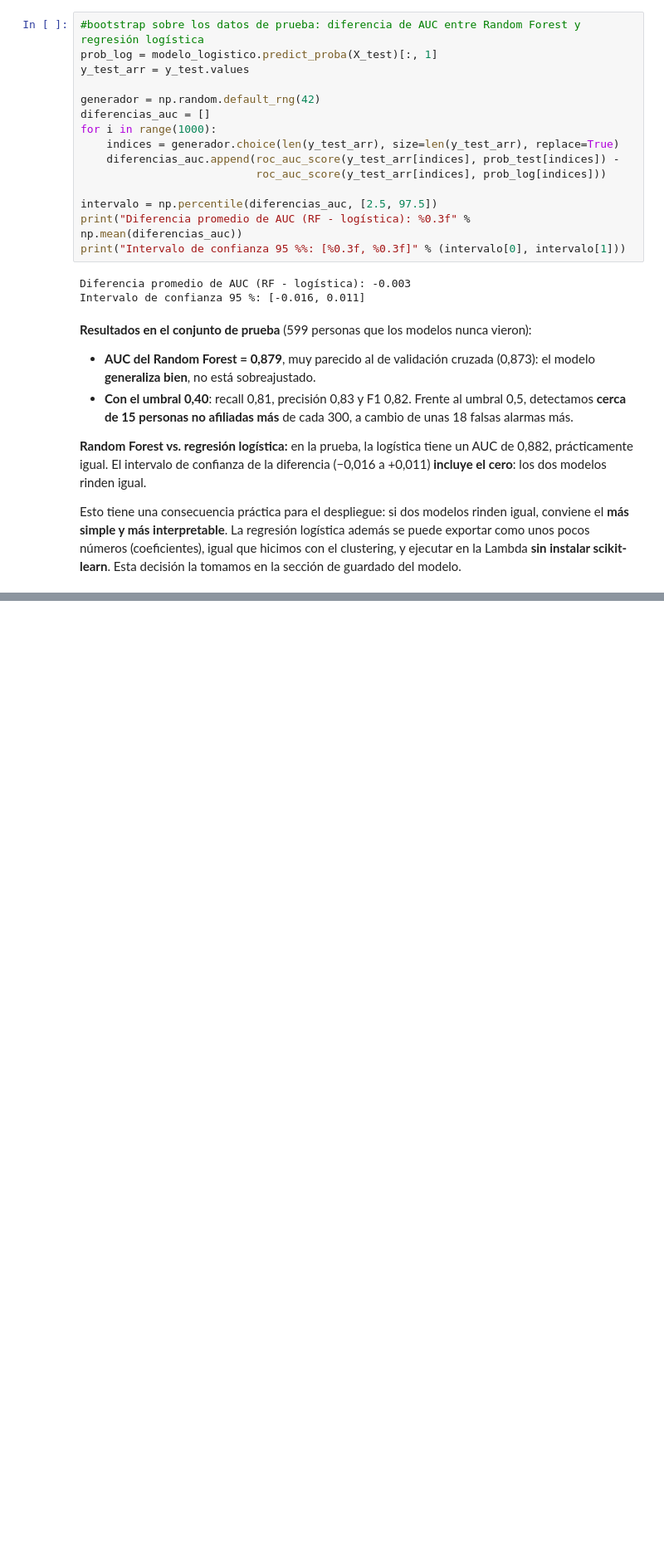
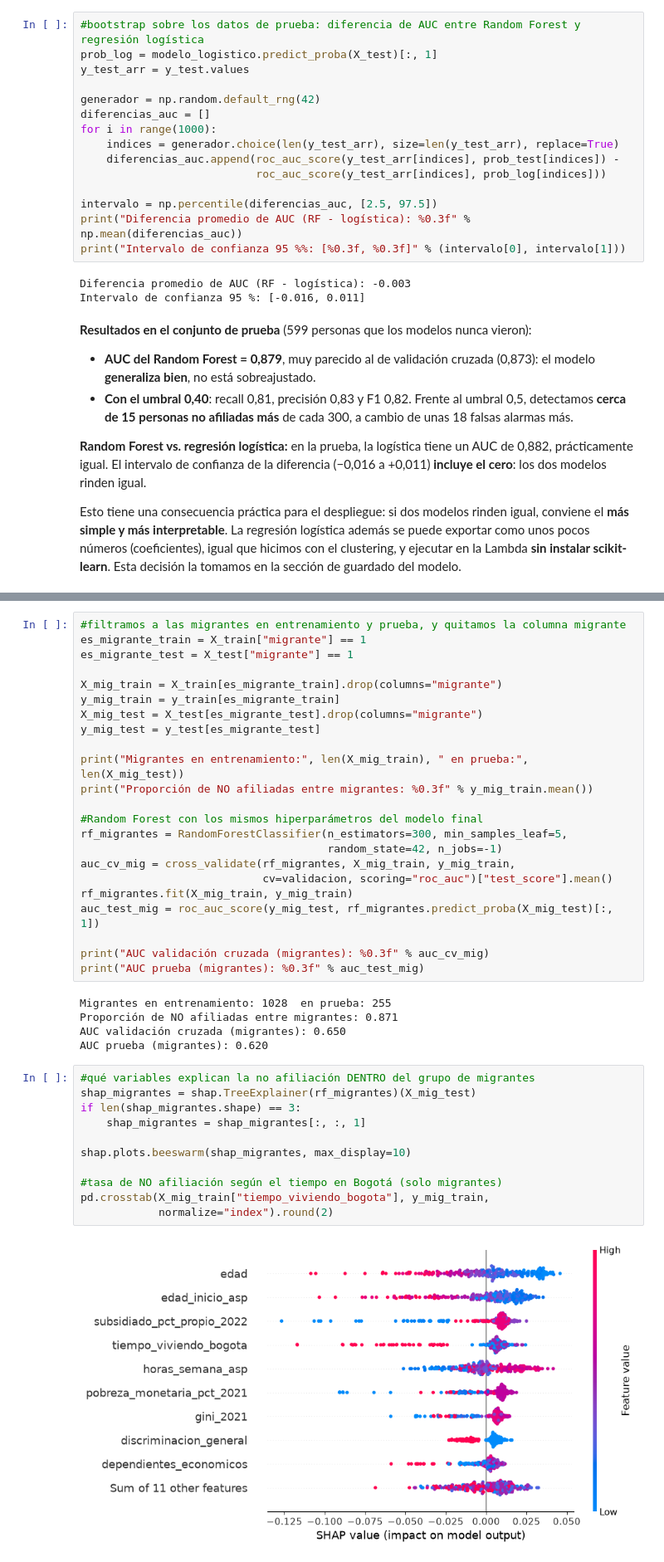
Before and after one commit to lezlynossa-oss/proyecto-integrador-quinto, a Jupyter notebook: MachineLearning/01_modelo_afiliacion_salud.ipynb, the cells around one changed output, grey strips where cells are left out. Shown at 83% size. Cells and saved outputs as stored; diff of their text form; blank space fills up the shorter version.

```diff
--- a/MachineLearning/01_modelo_afiliacion_salud.ipynb
+++ b/MachineLearning/01_modelo_afiliacion_salud.ipynb
@@ -521,0 +590,41 @@ Esto tiene una consecuencia práctica para el despliegue: si dos modelos rinden
+# %%
+#filtramos a las migrantes en entrenamiento y prueba, y quitamos la columna migrante
+es_migrante_train = X_train["migrante"] == 1
+es_migrante_test = X_test["migrante"] == 1
+
+X_mig_train = X_train[es_migrante_train].drop(columns="migrante")
+y_mig_train = y_train[es_migrante_train]
+X_mig_test = X_test[es_migrante_test].drop(columns="migrante")
+y_mig_test = y_test[es_migrante_test]
+
+print("Migrantes en entrenamiento:", len(X_mig_train), " en prueba:", len(X_mig_test))
+print("Proporción de NO afiliadas entre migrantes: %0.3f" % y_mig_train.mean())
+
+#Random Forest con los mismos hiperparámetros del modelo final
+rf_migrantes = RandomForestClassifier(n_estimators=300, min_samples_leaf=5,
+                                      random_state=42, n_jobs=-1)
+auc_cv_mig = cross_validate(rf_migrantes, X_mig_train, y_mig_train,
+                            cv=validacion, scoring="roc_auc")["test_score"].mean()
+rf_migrantes.fit(X_mig_train, y_mig_train)
+auc_test_mig = roc_auc_score(y_mig_test, rf_migrantes.predict_proba(X_mig_test)[:, 1])
+
+print("AUC validación cruzada (migrantes): %0.3f" % auc_cv_mig)
+print("AUC prueba (migrantes): %0.3f" % auc_test_mig)
+# %% [output]
+Migrantes en entrenamiento: 1028  en prueba: 255
+Proporción de NO afiliadas entre migrantes: 0.871
+AUC validación cruzada (migrantes): 0.650
+AUC prueba (migrantes): 0.620
+# %%
+#qué variables explican la no afiliación DENTRO del grupo de migrantes
+shap_migrantes = shap.TreeExplainer(rf_migrantes)(X_mig_test)
+if len(shap_migrantes.shape) == 3:
+    shap_migrantes = shap_migrantes[:, :, 1]
+
+shap.plots.beeswarm(shap_migrantes, max_display=10)
+
+#tasa de NO afiliación según el tiempo en Bogotá (solo migrantes)
+pd.crosstab(X_mig_train["tiempo_viviendo_bogota"], y_mig_train,
+            normalize="index").round(2)
+# %% [output]
+[figure, added]
```
Also changed, not shown: parts of 8 cells of this notebook.
